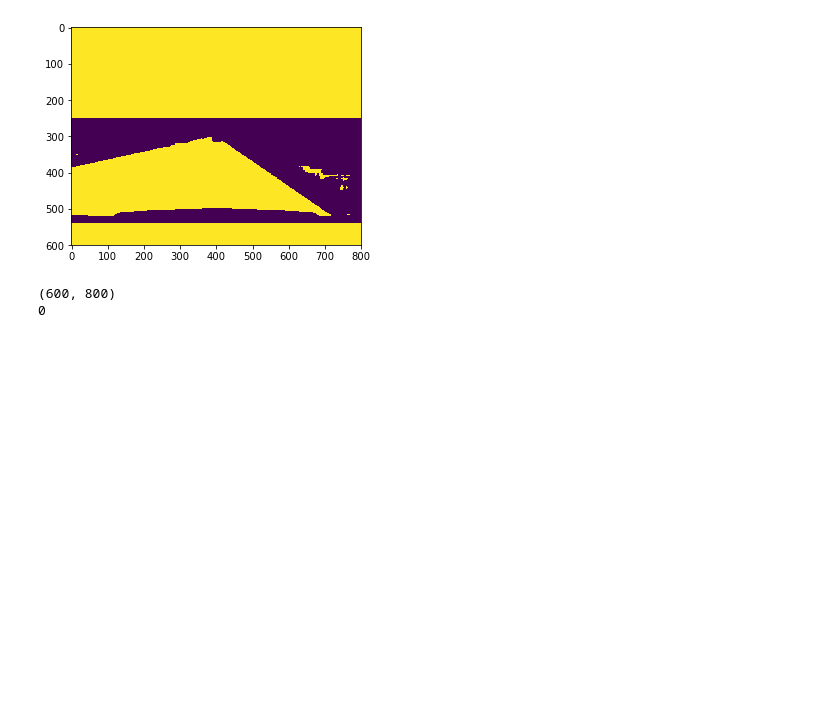
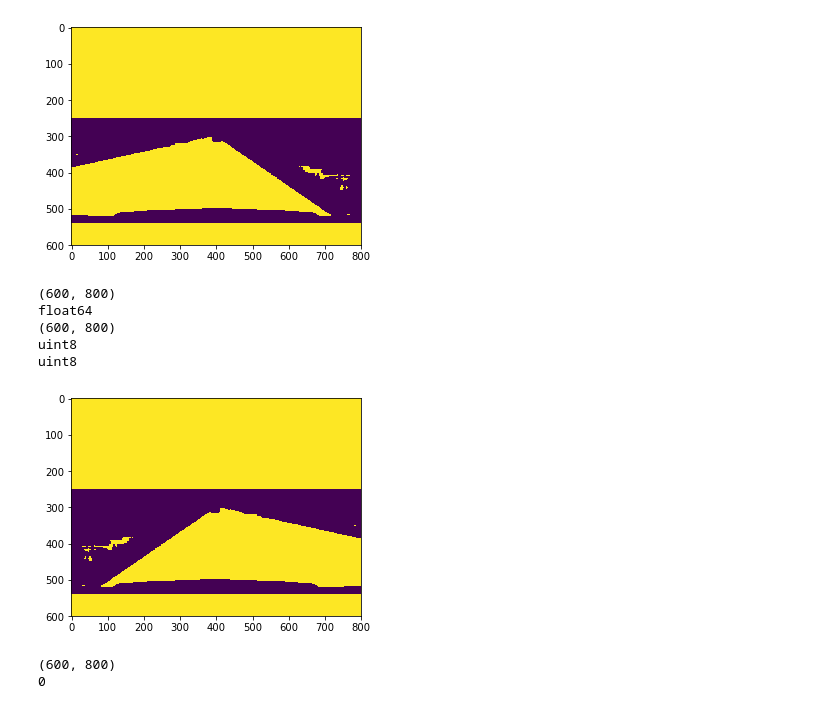
Before and after one commit to hc167/Lyft-Challenge, a Jupyter notebook: Lyft_segnet_test.ipynb, the cells around one changed output. Drawn from its saved outputs; the diff is of its cells as text; code cells hidden in the pictures; blank space fills up the shorter version.

```diff
--- a/Lyft_segnet_test.ipynb
+++ b/Lyft_segnet_test.ipynb
@@ -158,6 +158,21 @@ plt.imshow(road3)
 # %% [output]
 <matplotlib.image.AxesImage at 0x...>
 [figure]
+# %%
+road4 = np.fliplr(road3).astype(np.uint8)
+plt.imshow(road4)
+print(road3.shape)
+print(road3.dtype)
+print(road4.shape)
+print(road4.dtype)
+print(img.dtype)
+# %% [output]
+(600, 800)
+float64
+(600, 800)
+uint8
+uint8
+[figure, added]
 # %%
 plt.imshow(road)
 print(road.shape)
```
